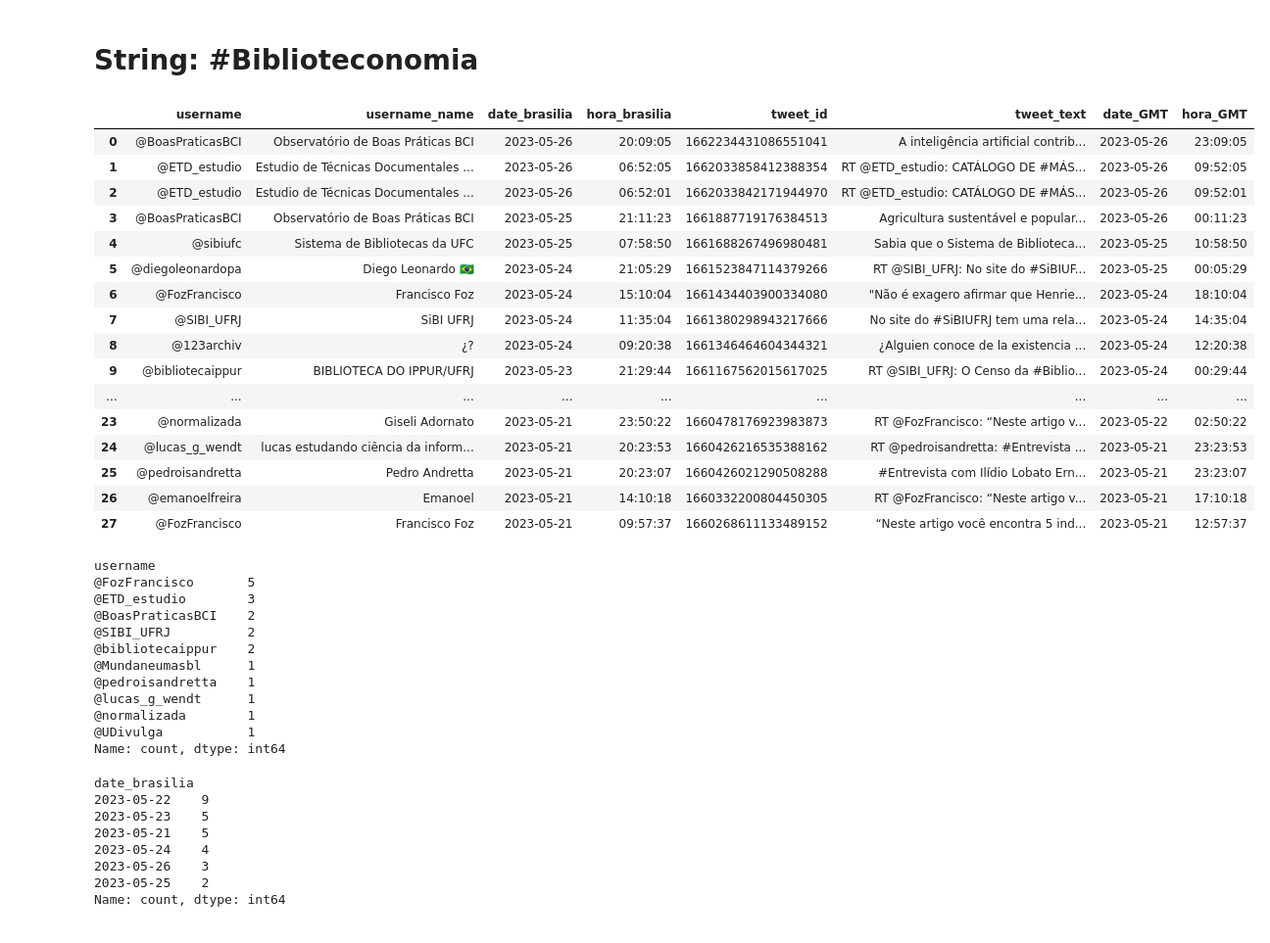
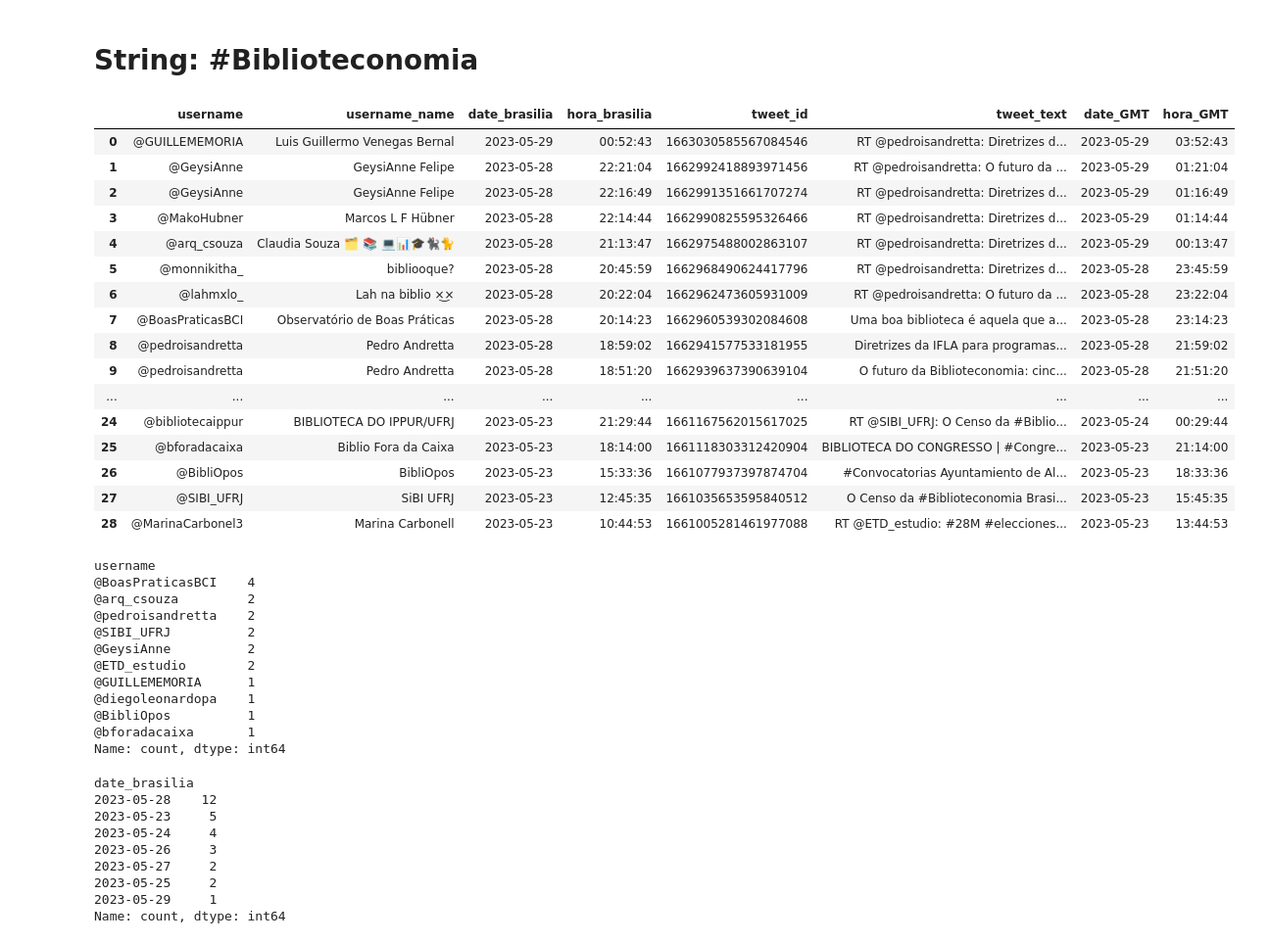
Before and after one commit to FranciscoFoz/programming-training, a Jupyter notebook: 12 - Pacotes Python/tweepy/anaĺise_tweets.ipynb, the cells around one changed output. Shown: that part at 98% size. Saved outputs shown, nothing was run; the diff lists cells and outputs as text; code cells hidden in the pictures.

```diff
--- a/12 - Pacotes Python/tweepy/anaĺise_tweets.ipynb
+++ b/12 - Pacotes Python/tweepy/anaĺise_tweets.ipynb
@@ -17,53 +17,54 @@ import matplotlib.pyplot as plt
 # %% [markdown]
 # String: #Biblioteconomia
 # %%
-caminho = '/home/franciscofoz/Documents/GitHub/python-training/12 - Pacotes Python/tweepy/tweets_csv/tweets_#Biblioteconomia_20230527.csv'
+caminho = '/home/franciscofoz/Documents/GitHub/python-training/12 - Pacotes Python/tweepy/tweets_csv/tweets_#Biblioteconomia_20230529.csv'
 
 tweets_biblioteconomia = pd.read_csv(caminho)
 tweets_biblioteconomia
 # %% [output]
 |  | username | username_name | date_brasilia | hora_brasilia | tweet_id | tweet_text | date_GMT | hora_GMT |
-| 0 | @BoasPraticasBCI | Observatório de Boas Práticas BCI | 2023-05-26 | 20:09:05 | 1662234431086551041 | A inteligência artificial contrib... | 2023-05-26 | 23:09:05 |
-| 1 | @ETD_estudio | Estudio de Técnicas Documentales ... | 2023-05-26 | 06:52:05 | 1662033858412388354 | RT @ETD_estudio: CATÁLOGO DE #MÁS... | 2023-05-26 | 09:52:05 |
-| 2 | @ETD_estudio | Estudio de Técnicas Documentales ... | 2023-05-26 | 06:52:01 | 1662033842171944970 | RT @ETD_estudio: CATÁLOGO DE #MÁS... | 2023-05-26 | 09:52:01 |
-| 3 | @BoasPraticasBCI | Observatório de Boas Práticas BCI | 2023-05-25 | 21:11:23 | 1661887719176384513 | Agricultura sustentável e popular... | 2023-05-26 | 00:11:23 |
-| 4 | @sibiufc | Sistema de Bibliotecas da UFC | 2023-05-25 | 07:58:50 | 1661688267496980481 | Sabia que o Sistema de Biblioteca... | 2023-05-25 | 10:58:50 |
-| 5 | @diegoleonardopa | Diego Leonardo 🇧🇷 | 2023-05-24 | 21:05:29 | 1661523847114379266 | RT @SIBI_UFRJ: No site do #SiBIUF... | 2023-05-25 | 00:05:29 |
-| 6 | @FozFrancisco | Francisco Foz | 2023-05-24 | 15:10:04 | 1661434403900334080 | "Não é exagero afirmar que Henrie... | 2023-05-24 | 18:10:04 |
-| 7 | @SIBI_UFRJ | SiBI UFRJ | 2023-05-24 | 11:35:04 | 1661380298943217666 | No site do #SiBIUFRJ tem uma rela... | 2023-05-24 | 14:35:04 |
-| 8 | @123archiv | ¿? | 2023-05-24 | 09:20:38 | 1661346464604344321 | ¿Alguien conoce de la existencia ... | 2023-05-24 | 12:20:38 |
-| 9 | @bibliotecaippur | BIBLIOTECA DO IPPUR/UFRJ | 2023-05-23 | 21:29:44 | 1661167562015617025 | RT @SIBI_UFRJ: O Censo da #Biblio... | 2023-05-24 | 00:29:44 |
+| 0 | @GUILLEMEMORIA | Luis Guillermo Venegas Bernal | 2023-05-29 | 00:52:43 | 1663030585567084546 | RT @pedroisandretta: Diretrizes d... | 2023-05-29 | 03:52:43 |
+| 1 | @GeysiAnne | GeysiAnne Felipe | 2023-05-28 | 22:21:04 | 1662992418893971456 | RT @pedroisandretta: O futuro da ... | 2023-05-29 | 01:21:04 |
+| 2 | @GeysiAnne | GeysiAnne Felipe | 2023-05-28 | 22:16:49 | 1662991351661707274 | RT @pedroisandretta: Diretrizes d... | 2023-05-29 | 01:16:49 |
+| 3 | @MakoHubner | Marcos L F Hübner | 2023-05-28 | 22:14:44 | 1662990825595326466 | RT @pedroisandretta: Diretrizes d... | 2023-05-29 | 01:14:44 |
+| 4 | @arq_csouza | Claudia Souza 🗂 📚 💻📊🎓🐈‍⬛🐈 | 2023-05-28 | 21:13:47 | 1662975488002863107 | RT @pedroisandretta: Diretrizes d... | 2023-05-29 | 00:13:47 |
+| 5 | @monnikitha_ | bibliooque? | 2023-05-28 | 20:45:59 | 1662968490624417796 | RT @pedroisandretta: Diretrizes d... | 2023-05-28 | 23:45:59 |
+| 6 | @lahmxlo_ | Lah na biblio ×͜× | 2023-05-28 | 20:22:04 | 1662962473605931009 | RT @pedroisandretta: O futuro da ... | 2023-05-28 | 23:22:04 |
+| 7 | @BoasPraticasBCI | Observatório de Boas Práticas | 2023-05-28 | 20:14:23 | 1662960539302084608 | Uma boa biblioteca é aquela que a... | 2023-05-28 | 23:14:23 |
+| 8 | @pedroisandretta | Pedro Andretta | 2023-05-28 | 18:59:02 | 1662941577533181955 | Diretrizes da IFLA para programas... | 2023-05-28 | 21:59:02 |
+| 9 | @pedroisandretta | Pedro Andretta | 2023-05-28 | 18:51:20 | 1662939637390639104 | O futuro da Biblioteconomia: cinc... | 2023-05-28 | 21:51:20 |
 | ... | ... | ... | ... | ... | ... | ... | ... | ... |
-| 23 | @normalizada | Giseli Adornato | 2023-05-21 | 23:50:22 | 1660478176923983873 | RT @FozFrancisco: “Neste artigo v... | 2023-05-22 | 02:50:22 |
-| 24 | @lucas_g_wendt | lucas estudando ciência da inform... | 2023-05-21 | 20:23:53 | 1660426216535388162 | RT @pedroisandretta: #Entrevista ... | 2023-05-21 | 23:23:53 |
-| 25 | @pedroisandretta | Pedro Andretta | 2023-05-21 | 20:23:07 | 1660426021290508288 | #Entrevista com Ilídio Lobato Ern... | 2023-05-21 | 23:23:07 |
-| 26 | @emanoelfreira | Emanoel | 2023-05-21 | 14:10:18 | 1660332200804450305 | RT @FozFrancisco: “Neste artigo v... | 2023-05-21 | 17:10:18 |
-| 27 | @FozFrancisco | Francisco Foz | 2023-05-21 | 09:57:37 | 1660268611133489152 | “Neste artigo você encontra 5 ind... | 2023-05-21 | 12:57:37 |
+| 24 | @bibliotecaippur | BIBLIOTECA DO IPPUR/UFRJ | 2023-05-23 | 21:29:44 | 1661167562015617025 | RT @SIBI_UFRJ: O Censo da #Biblio... | 2023-05-24 | 00:29:44 |
+| 25 | @bforadacaixa | Biblio Fora da Caixa | 2023-05-23 | 18:14:00 | 1661118303312420904 | BIBLIOTECA DO CONGRESSO | #Congre... | 2023-05-23 | 21:14:00 |
+| 26 | @BibliOpos | BibliOpos | 2023-05-23 | 15:33:36 | 1661077937397874704 | #Convocatorias Ayuntamiento de Al... | 2023-05-23 | 18:33:36 |
+| 27 | @SIBI_UFRJ | SiBI UFRJ | 2023-05-23 | 12:45:35 | 1661035653595840512 | O Censo da #Biblioteconomia Brasi... | 2023-05-23 | 15:45:35 |
+| 28 | @MarinaCarbonel3 | Marina Carbonell | 2023-05-23 | 10:44:53 | 1661005281461977088 | RT @ETD_estudio: #28M #elecciones... | 2023-05-23 | 13:44:53 |
 # %%
 tweets_biblioteconomia.username.value_counts().head(10)
 # %% [output]
 username
-@FozFrancisco       5
-@ETD_estudio        3
-@BoasPraticasBCI    2
+@BoasPraticasBCI    4
+@arq_csouza         2
+@pedroisandretta    2
 @SIBI_UFRJ          2
-@bibliotecaippur    2
-@Mundaneumasbl      1
-@pedroisandretta    1
-@lucas_g_wendt      1
-@normalizada        1
-@UDivulga           1
+@GeysiAnne          2
+@ETD_estudio        2
+@GUILLEMEMORIA      1
+@diegoleonardopa    1
+@BibliOpos          1
+@bforadacaixa       1
 Name: count, dtype: int64
 # %%
 tweets_biblioteconomia.date_brasilia.value_counts()
 # %% [output]
 date_brasilia
-2023-05-22    9
-2023-05-23    5
-2023-05-21    5
-2023-05-24    4
-2023-05-26    3
-2023-05-25    2
+2023-05-28    12
+2023-05-23     5
+2023-05-24     4
+2023-05-26     3
+2023-05-27     2
+2023-05-25     2
+2023-05-29     1
 Name: count, dtype: int64
 # %%
 tweets_biblioteconomia.tweet_text = tweets_biblioteconomia.tweet_text.str.lower()
```
Also changed, not shown: parts of 4 cells of this notebook, 2 other files.
